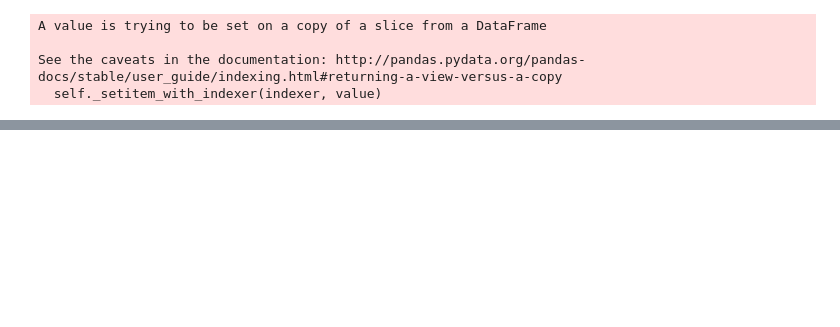
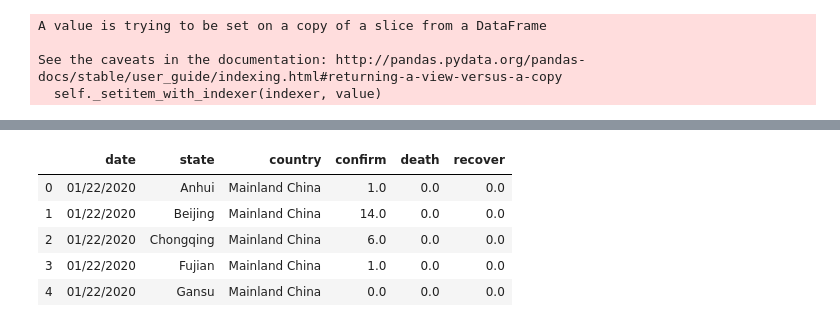
Before and after one commit to sidhant-guliani/covid19_representation_live-data, a Jupyter notebook: COVID19_representation.ipynb, the cells around one changed output, grey strips where cells are left out. Cells and saved outputs as stored; diff of their text form; code cells hidden in the pictures; blank space fills up the shorter version.

```diff
--- a/COVID19_representation.ipynb
+++ b/COVID19_representation.ipynb
@@ -61,0 +75,9 @@ cplot.covid_plot(countries_list, ccase, dcase, rcase)
+# %%
+data.head(5)
+# %% [output]
+|  | date | state | country | confirm | death | recover |
+| 0 | 01/22/2020 | Anhui | Mainland China | 1.0 | 0.0 | 0.0 |
+| 1 | 01/22/2020 | Beijing | Mainland China | 14.0 | 0.0 | 0.0 |
+| 2 | 01/22/2020 | Chongqing | Mainland China | 6.0 | 0.0 | 0.0 |
+| 3 | 01/22/2020 | Fujian | Mainland China | 1.0 | 0.0 | 0.0 |
+| 4 | 01/22/2020 | Gansu | Mainland China | 0.0 | 0.0 | 0.0 |
```
Also changed, not shown: parts of 15 cells of this notebook, 15 other files.
